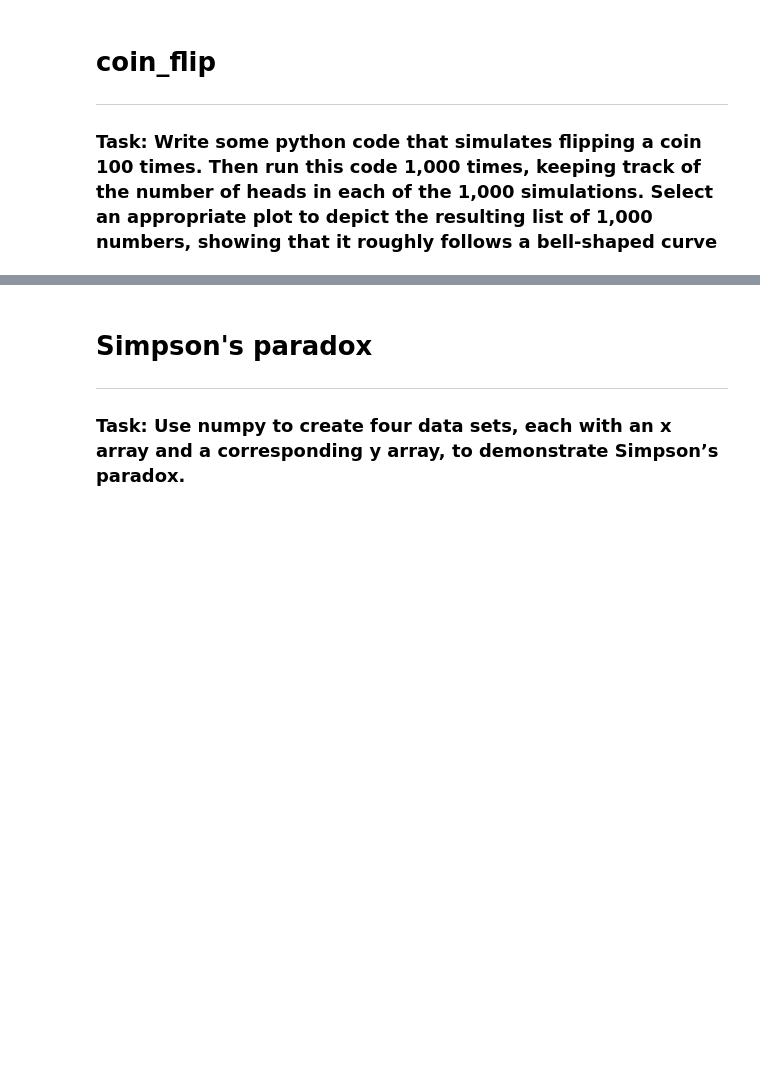
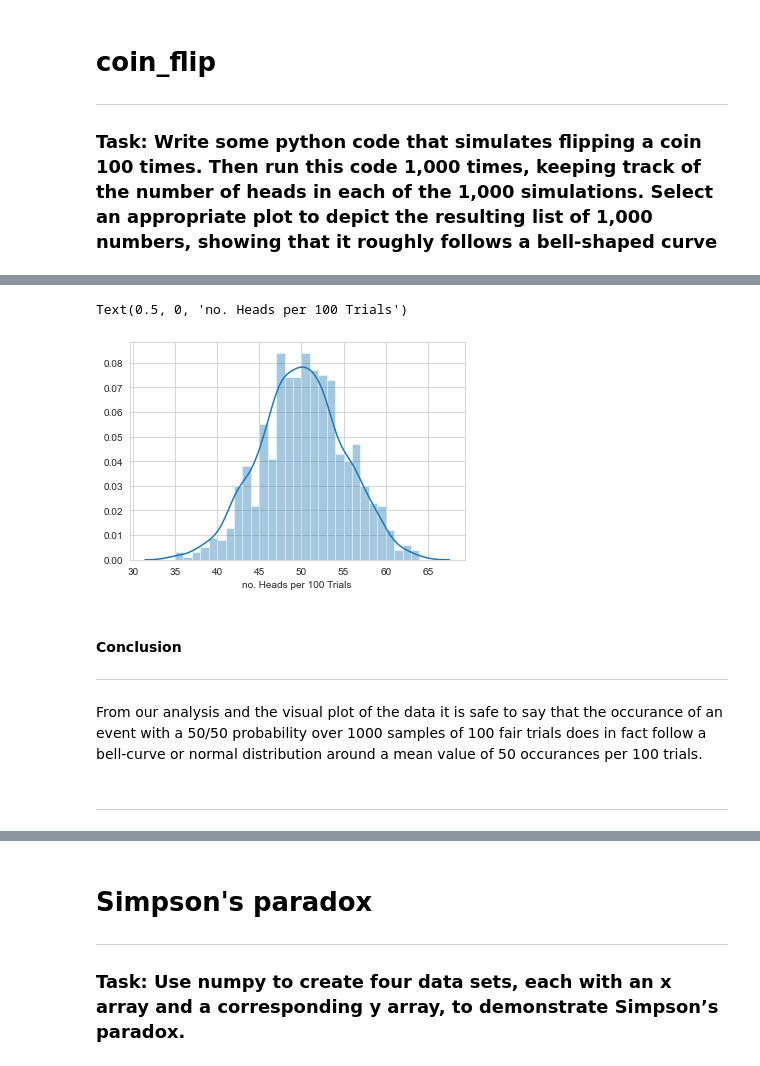
Before and after one commit to cian-gmit-da2020/DA_Fun_Tasks, a Jupyter notebook: Tasks.ipynb, the cells around one changed output, grey strips where cells are left out. Drawn from its saved outputs; the diff is of its cells as text; code cells hidden in the pictures; blank space fills up the shorter version.

```diff
--- a/Tasks.ipynb
+++ b/Tasks.ipynb
@@ -255,0 +237,2 @@ import numpy as np
+# %%
+sns.set_style("whitegrid")
@@ -255,0 +244,2 @@ import numpy as np
+# %%
+rng = np.random.default_rng()
@@ -255,0 +260,5 @@ import numpy as np
+# %%
+heads = rng.binomial(n=100, p=0.5, size=1000)
+
+print(heads[0:10])
+print(heads.mean())
@@ -256,3 +291,17 @@ import numpy as np
+# %%
+sns.distplot(heads, bins= heads.max() - heads.min())
+
+plt.xlabel("no. Heads per 100 Trials")
+# %% [output]
+Text(0.5, 0, 'no. Heads per 100 Trials')
+[figure, added]
+# %% [markdown]
+#### Conclusion
+***
+# %% [markdown]
+From our analysis and the visual plot of the data it is safe to say that the occurance of an event with a 50/50 probability over 1000 samples of 100 fair trials does in fact follow a bell-curve or normal distribution around a mean value of 50 occurances per 100 trials.
+# %% [markdown]
+***
 # %% [markdown]
 <img style="float: left;" src="https://mk0analyticsindf35n9.kinstacdn.com/wp-content/uploads/2018/12/simpsons-paradox.jpg" width=500 alt="" />
 # %% [markdown]
```
Also changed, not shown: parts of 61 cells of this notebook.
